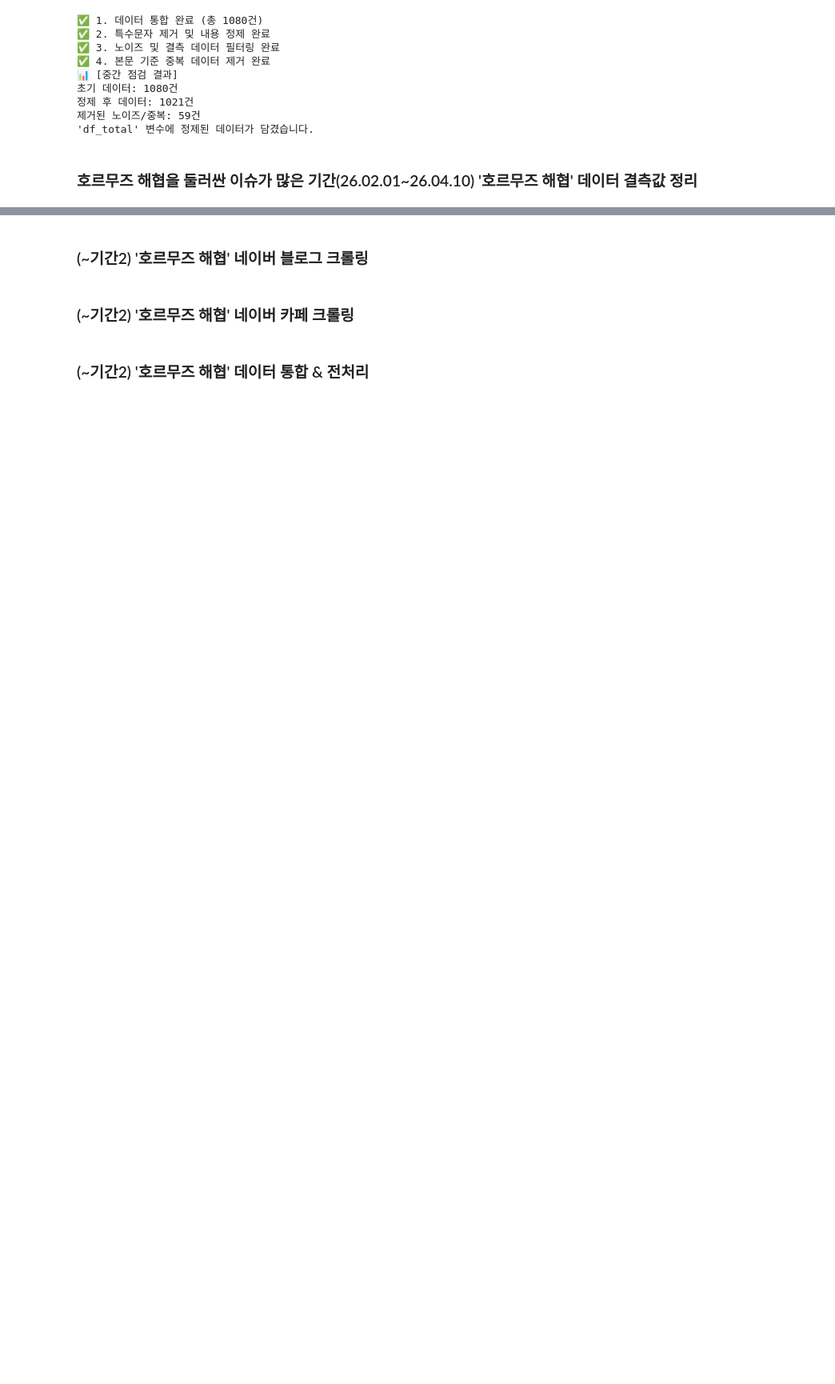
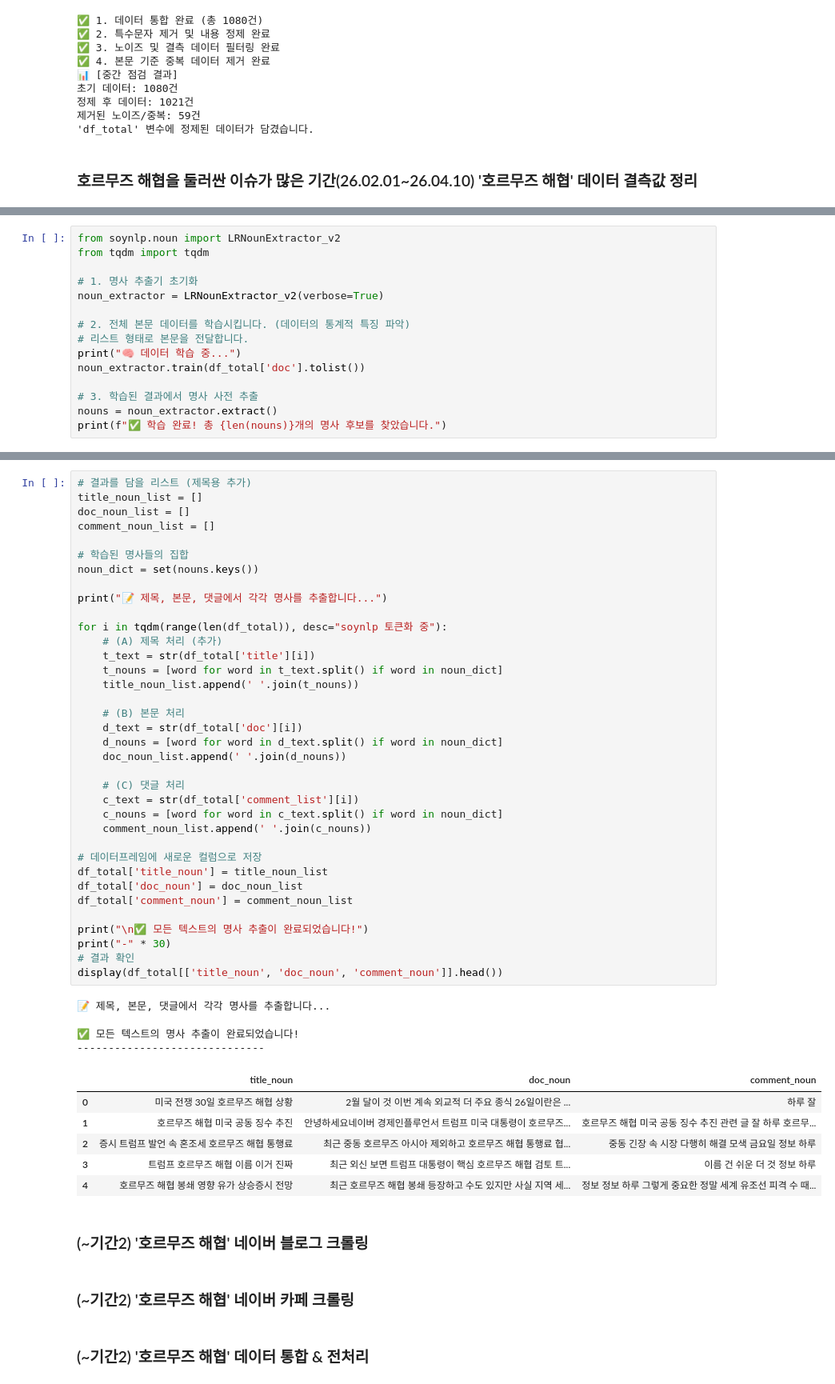
Before and after one commit to taehatae/Crawling_practice, a Jupyter notebook: 중간고사팀프로젝트/중간고사팀프로젝트_황태하_신형진.ipynb, the cells around one changed output, grey strips where cells are left out. Shown at 80% size. Drawn from its saved outputs; the diff is of its cells as text; blank space fills up the shorter version.

Commit message:
case1-naverblog&cafe soynlp 활용해 토큰화 및 형태소 분석 완료

```diff
--- a/중간고사팀프로젝트/중간고사팀프로젝트_황태하_신형진.ipynb
+++ b/중간고사팀프로젝트/중간고사팀프로젝트_황태하_신형진.ipynb
@@ -553,0 +560,15 @@ except NameError:
+# %%
+from soynlp.noun import LRNounExtractor_v2
+from tqdm import tqdm
+
+# 1. 명사 추출기 초기화
+noun_extractor = LRNounExtractor_v2(verbose=True)
+
+# 2. 전체 본문 데이터를 학습시킵니다. (데이터의 통계적 특징 파악)
+# 리스트 형태로 본문을 전달합니다.
+print("🧠 데이터 학습 중...")
+noun_extractor.train(df_total['doc'].tolist())
+
+# 3. 학습된 결과에서 명사 사전 추출
+nouns = noun_extractor.extract()
+print(f"✅ 학습 완료! 총 {len(nouns)}개의 명사 후보를 찾았습니다.")
@@ -554,3 +594,49 @@ except NameError:
+# %%
+# 결과를 담을 리스트 (제목용 추가)
+title_noun_list = []
+doc_noun_list = []
+comment_noun_list = []
+
+# 학습된 명사들의 집합
+noun_dict = set(nouns.keys())
+
+print("📝 제목, 본문, 댓글에서 각각 명사를 추출합니다...")
+
+for i in tqdm(range(len(df_total)), desc="soynlp 토큰화 중"):
+    # (A) 제목 처리 (추가)
+    t_text = str(df_total['title'][i])
+    t_nouns = [word for word in t_text.split() if word in noun_dict]
+    title_noun_list.append(' '.join(t_nouns))
+
+    # (B) 본문 처리
+    d_text = str(df_total['doc'][i])
+    d_nouns = [word for word in d_text.split() if word in noun_dict]
+    doc_noun_list.append(' '.join(d_nouns))
+
+    # (C) 댓글 처리
+    c_text = str(df_total['comment_list'][i])
+    c_nouns = [word for word in c_text.split() if word in noun_dict]
+    comment_noun_list.append(' '.join(c_nouns))
+
+# 데이터프레임에 새로운 컬럼으로 저장
+df_total['title_noun'] = title_noun_list
+df_total['doc_noun'] = doc_noun_list
+df_total['comment_noun'] = comment_noun_list
+
+print("\n✅ 모든 텍스트의 명사 추출이 완료되었습니다!")
+print("-" * 30)
+# 결과 확인
+display(df_total[['title_noun', 'doc_noun', 'comment_noun']].head())
+# %% [output]
+📝 제목, 본문, 댓글에서 각각 명사를 추출합니다...
+✅ 모든 텍스트의 명사 추출이 완료되었습니다!
+------------------------------
+|  | title_noun | doc_noun | comment_noun |
+| 0 | 미국 전쟁 30일 호르무즈 해협 상황 | 2월 달이 것 이번 계속 외교적 더 주요 종식 26일이란은 ... | 하루 잘 |
+| 1 | 호르무즈 해협 미국 공동 징수 추진 | 안녕하세요네이버 경제인플루언서 트럼프 미국 대통령이 호르무즈... | 호르무즈 해협 미국 공동 징수 추진 관련 글 잘 하루 호르무... |
+| 2 | 증시 트럼프 발언 속 혼조세 호르무즈 해협 통행료 | 최근 중동 호르무즈 아시아 제외하고 호르무즈 해협 통행료 협... | 중동 긴장 속 시장 다행히 해결 모색 금요일 정보 하루 |
+| 3 | 트럼프 호르무즈 해협 이름 이거 진짜 | 최근 외신 보면 트럼프 대통령이 핵심 호르무즈 해협 검토 트... | 이름 건 쉬운 더 것 정보 하루 |
+| 4 | 호르무즈 해협 봉쇄 영향 유가 상승증시 전망 | 최근 호르무즈 해협 봉쇄 등장하고 수도 있지만 사실 지역 세... | 정보 정보 하루 그렇게 중요한 정말 세계 유조선 피격 수 때... |
 # %% [markdown]
 ### (~기간2) '호르무즈 해협' 네이버 블로그 크롤링
 # %% [markdown]
```
Also changed, not shown: parts of 5 cells of this notebook.
